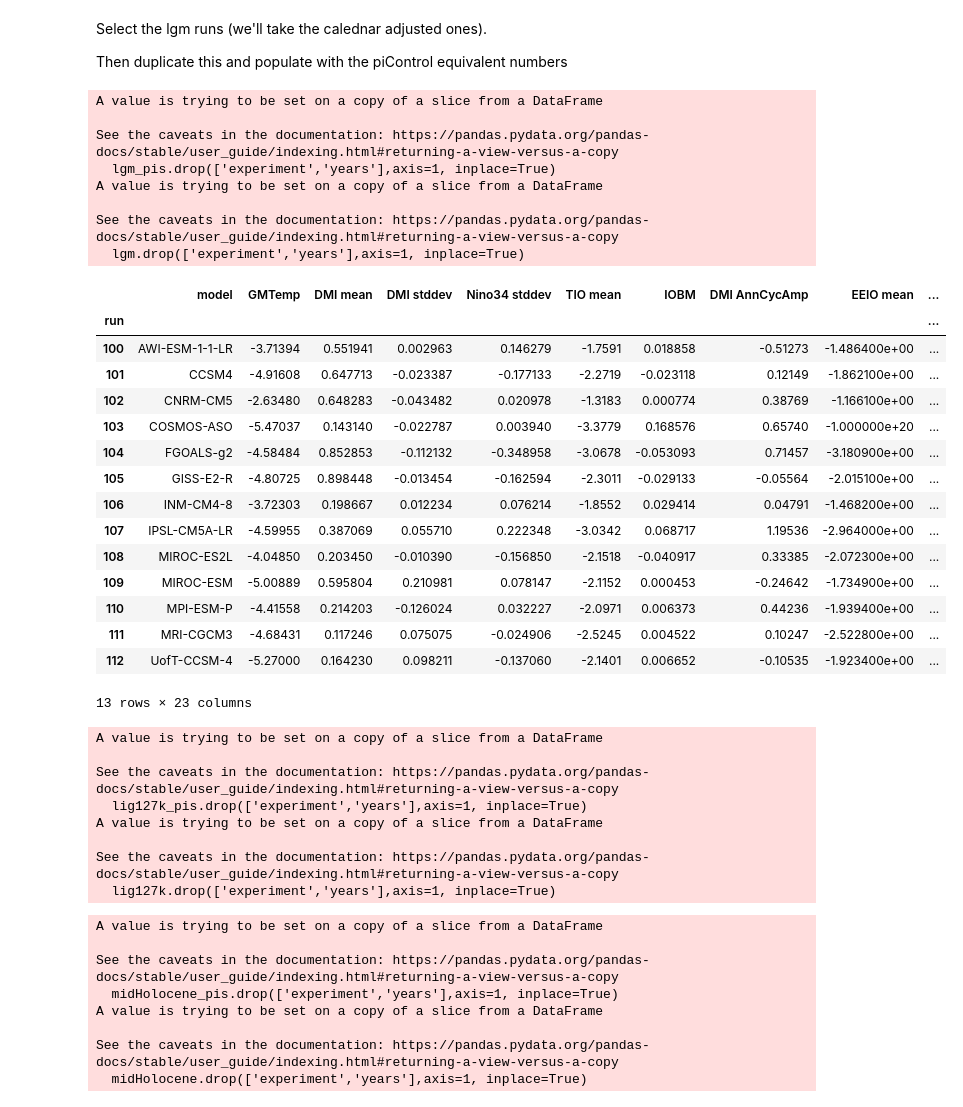
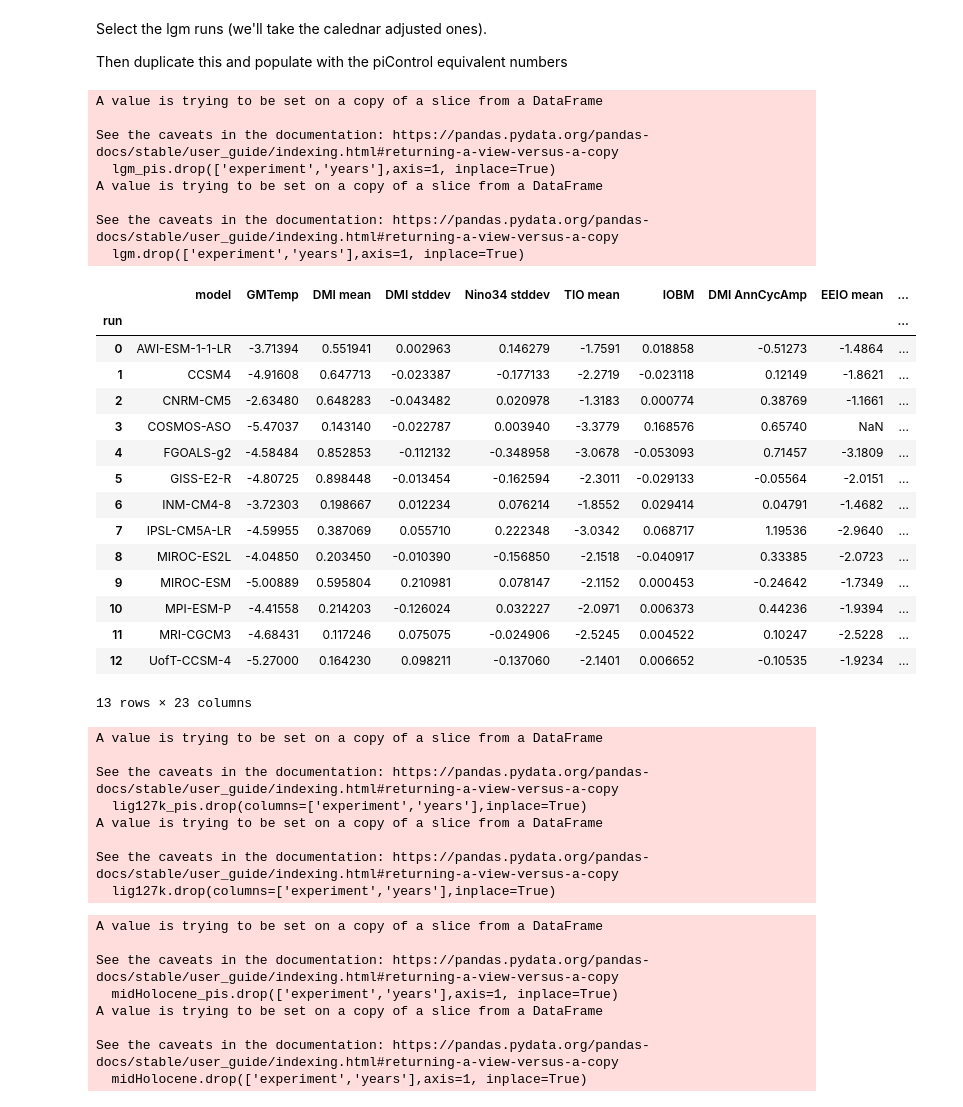
Before and after one commit to pmip4/IndianOceanVariability, a Jupyter notebook: scatterplots.ipynb, the cells around one changed output. Saved outputs shown, nothing was run; the diff lists cells and outputs as text; code cells hidden in the pictures.

```diff
--- a/scatterplots.ipynb
+++ b/scatterplots.ipynb
@@ -5,5 +7,10 @@ import numpy as np
 ### Load in the tidy numbers file from summary_data
 # %%
 all_runs = pd.read_csv("summary_data/tidy_numbers.csv")
-all_runs
+# Jump through some hopes to reomve suspect data...
+numerical=all_runs.iloc[:,2:]
+numerical.mask(abs(numerical) > 1e8, np.nan,inplace=True)
+#numerical.mask(abs(numerical) < 1e-6, np.nan,inplace=True)
+all_runs.iloc[:,2:]=numerical
+all_runs[10:20]
 # %% [output]
@@ -15,66 +33,66 @@ Then duplicate this and populate with the piControl equivalent numbers
 # %%
 lgm=all_runs.loc[all_runs['experiment'] == 'lgm-cal-adj']
 lgm.set_index('model', inplace = True)
 all_pis=all_runs.loc[all_runs['experiment'] == 'piControl']
 all_pis.set_index('model', inplace = True)
 lgm_pis=all_pis[all_pis.index.isin(lgm.index)]
 # drop the experiment and years columns
 lgm_pis.drop(['experiment','years'],axis=1, inplace=True)
 lgm.drop(['experiment','years'],axis=1, inplace=True)
 # Create a difference grid
 lgm_diff=lgm-lgm_pis
 lgm_diff['experiment']='lgm'
-lgm_diff['run']=list(range(100,100+np.size(lgm.index)))
+lgm_diff['run']=list(range(0,np.size(lgm.index)))
 lgm_diff.reset_index(inplace=True)
 lgm_diff.set_index('run',inplace=True)
 lgm_diff
 # %% [output]
 A value is trying to be set on a copy of a slice from a DataFrame
 
 See the caveats in the documentation: https://pandas.pydata.org/pandas-docs/stable/user_guide/indexing.html#returning-a-view-versus-a-copy
   lgm_pis.drop(['experiment','years'],axis=1, inplace=True)
 A value is trying to be set on a copy of a slice from a DataFrame
 
 See the caveats in the documentation: https://pandas.pydata.org/pandas-docs/stable/user_guide/indexing.html#returning-a-view-versus-a-copy
   lgm.drop(['experiment','years'],axis=1, inplace=True)
 |  | model | GMTemp | DMI mean | DMI stddev | Nino34 stddev | TIO mean | IOBM | DMI AnnCycAmp | EEIO mean | ... |
 | run |  |  |  |  |  |  |  |  |  | ... |
-| 100 | AWI-ESM-1-1-LR | -3.71394 | 0.551941 | 0.002963 | 0.146279 | -1.7591 | 0.018858 | -0.51273 | -1.486400e+00 | ... |
-| 101 | CCSM4 | -4.91608 | 0.647713 | -0.023387 | -0.177133 | -2.2719 | -0.023118 | 0.12149 | -1.862100e+00 | ... |
-| 102 | CNRM-CM5 | -2.63480 | 0.648283 | -0.043482 | 0.020978 | -1.3183 | 0.000774 | 0.38769 | -1.166100e+00 | ... |
-| 103 | COSMOS-ASO | -5.47037 | 0.143140 | -0.022787 | 0.003940 | -3.3779 | 0.168576 | 0.65740 | -1.000000e+20 | ... |
-| 104 | FGOALS-g2 | -4.58484 | 0.852853 | -0.112132 | -0.348958 | -3.0678 | -0.053093 | 0.71457 | -3.180900e+00 | ... |
-| 105 | GISS-E2-R | -4.80725 | 0.898448 | -0.013454 | -0.162594 | -2.3011 | -0.029133 | -0.05564 | -2.015100e+00 | ... |
-| 106 | INM-CM4-8 | -3.72303 | 0.198667 | 0.012234 | 0.076214 | -1.8552 | 0.029414 | 0.04791 | -1.468200e+00 | ... |
-| 107 | IPSL-CM5A-LR | -4.59955 | 0.387069 | 0.055710 | 0.222348 | -3.0342 | 0.068717 | 1.19536 | -2.964000e+00 | ... |
-| 108 | MIROC-ES2L | -4.04850 | 0.203450 | -0.010390 | -0.156850 | -2.1518 | -0.040917 | 0.33385 | -2.072300e+00 | ... |
-| 109 | MIROC-ESM | -5.00889 | 0.595804 | 0.210981 | 0.078147 | -2.1152 | 0.000453 | -0.24642 | -1.734900e+00 | ... |
-| 110 | MPI-ESM-P | -4.41558 | 0.214203 | -0.126024 | 0.032227 | -2.0971 | 0.006373 | 0.44236 | -1.939400e+00 | ... |
-| 111 | MRI-CGCM3 | -4.68431 | 0.117246 | 0.075075 | -0.024906 | -2.5245 | 0.004522 | 0.10247 | -2.522800e+00 | ... |
-| 112 | UofT-CCSM-4 | -5.27000 | 0.164230 | 0.098211 | -0.137060 | -2.1401 | 0.006652 | -0.10535 | -1.923400e+00 | ... |
+| 0 | AWI-ESM-1-1-LR | -3.71394 | 0.551941 | 0.002963 | 0.146279 | -1.7591 | 0.018858 | -0.51273 | -1.4864 | ... |
+| 1 | CCSM4 | -4.91608 | 0.647713 | -0.023387 | -0.177133 | -2.2719 | -0.023118 | 0.12149 | -1.8621 | ... |
+| 2 | CNRM-CM5 | -2.63480 | 0.648283 | -0.043482 | 0.020978 | -1.3183 | 0.000774 | 0.38769 | -1.1661 | ... |
+| 3 | COSMOS-ASO | -5.47037 | 0.143140 | -0.022787 | 0.003940 | -3.3779 | 0.168576 | 0.65740 | NaN | ... |
+| 4 | FGOALS-g2 | -4.58484 | 0.852853 | -0.112132 | -0.348958 | -3.0678 | -0.053093 | 0.71457 | -3.1809 | ... |
+| 5 | GISS-E2-R | -4.80725 | 0.898448 | -0.013454 | -0.162594 | -2.3011 | -0.029133 | -0.05564 | -2.0151 | ... |
+| 6 | INM-CM4-8 | -3.72303 | 0.198667 | 0.012234 | 0.076214 | -1.8552 | 0.029414 | 0.04791 | -1.4682 | ... |
+| 7 | IPSL-CM5A-LR | -4.59955 | 0.387069 | 0.055710 | 0.222348 | -3.0342 | 0.068717 | 1.19536 | -2.9640 | ... |
+| 8 | MIROC-ES2L | -4.04850 | 0.203450 | -0.010390 | -0.156850 | -2.1518 | -0.040917 | 0.33385 | -2.0723 | ... |
+| 9 | MIROC-ESM | -5.00889 | 0.595804 | 0.210981 | 0.078147 | -2.1152 | 0.000453 | -0.24642 | -1.7349 | ... |
+| 10 | MPI-ESM-P | -4.41558 | 0.214203 | -0.126024 | 0.032227 | -2.0971 | 0.006373 | 0.44236 | -1.9394 | ... |
+| 11 | MRI-CGCM3 | -4.68431 | 0.117246 | 0.075075 | -0.024906 | -2.5245 | 0.004522 | 0.10247 | -2.5228 | ... |
+| 12 | UofT-CCSM-4 | -5.27000 | 0.164230 | 0.098211 | -0.137060 | -2.1401 | 0.006652 | -0.10535 | -1.9234 | ... |
 13 rows × 23 columns
 # %%
 lig127k=all_runs.loc[all_runs['experiment'] == 'lig127k-cal-adj']
 lig127k.set_index('model', inplace = True)
 lig127k_pis=all_pis[all_pis.index.isin(lig127k.index)]
 # drop the experiment and years columns
-lig127k_pis.drop(['experiment','years'],axis=1, inplace=True)
-lig127k.drop(['experiment','years'],axis=1, inplace=True)
+lig127k_pis.drop(columns=['experiment','years'],inplace=True)
+lig127k.drop(columns=['experiment','years'],inplace=True)
 # Create a difference grid
 lig127k_diff=lig127k-lig127k_pis
 lig127k_diff['experiment']='lig127k'
-lig127k_diff['run']=list(range(200,200+np.size(lig127k.index)))
+lig127k_diff['run']=list(range(50,50+np.size(lig127k.index)))
 lig127k_diff.reset_index(inplace=True)
 lig127k_diff.set_index('run',inplace=True)
 # %% [output]
 A value is trying to be set on a copy of a slice from a DataFrame
 
 See the caveats in the documentation: https://pandas.pydata.org/pandas-docs/stable/user_guide/indexing.html#returning-a-view-versus-a-copy
-  lig127k_pis.drop(['experiment','years'],axis=1, inplace=True)
+  lig127k_pis.drop(columns=['experiment','years'],inplace=True)
 A value is trying to be set on a copy of a slice from a DataFrame
 
 See the caveats in the documentation: https://pandas.pydata.org/pandas-docs/stable/user_guide/indexing.html#returning-a-view-versus-a-copy
-  lig127k.drop(['experiment','years'],axis=1, inplace=True)
+  lig127k.drop(columns=['experiment','years'],inplace=True)
 # %%
 midHolocene=all_runs.loc[all_runs['experiment'] == 'midHolocene-cal-adj']
 midHolocene.set_index('model', inplace = True)
```
Also changed, not shown: parts of 12 cells of this notebook, 8 other files.
